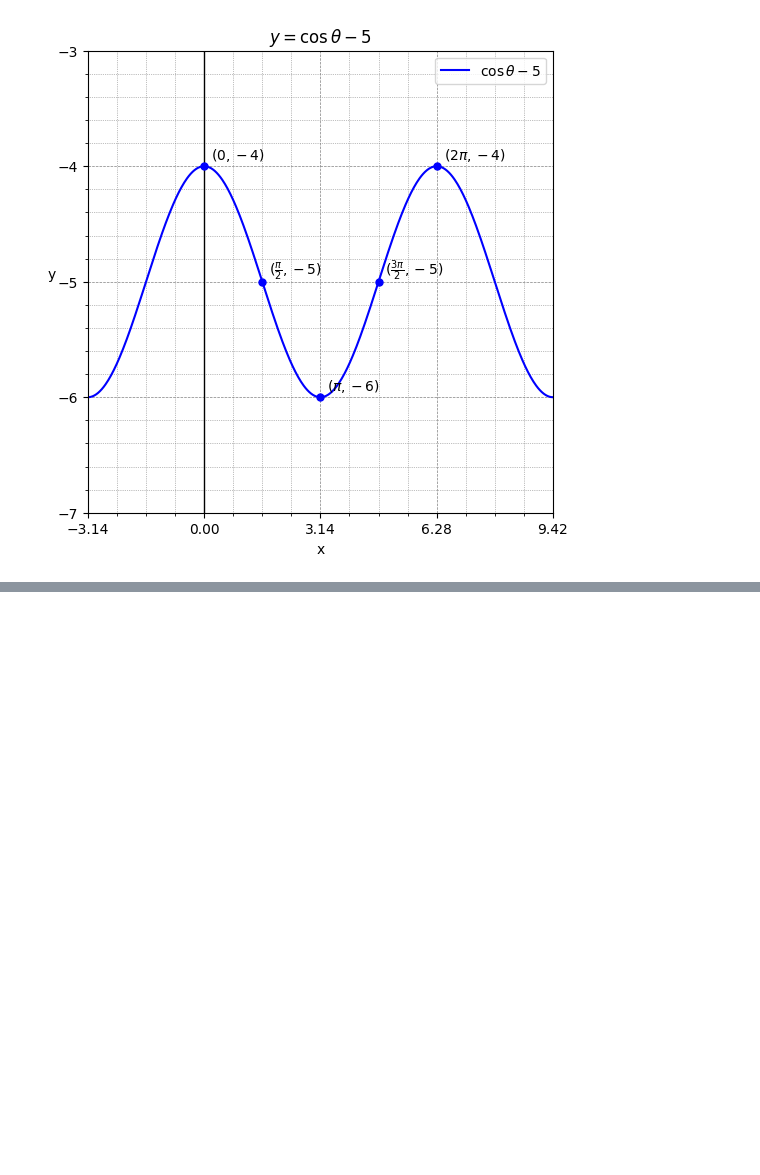
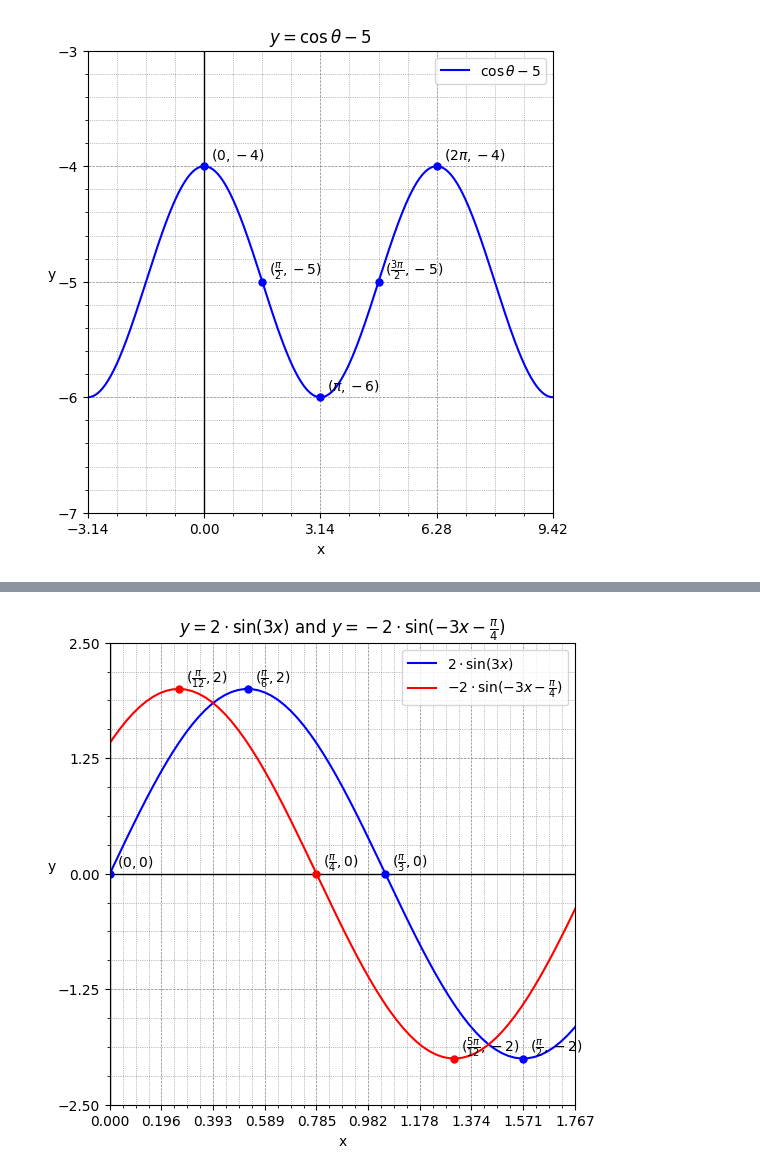
Before and after one commit to seanjiangsh/math-practice, a Jupyter notebook: trigonometry/practice.ipynb, the cells around one changed output, grey strips where cells are left out. Saved outputs shown, nothing was run; the diff lists cells and outputs as text; code cells hidden in the pictures; blank space fills up the shorter version.

```diff
--- a/trigonometry/practice.ipynb
+++ b/trigonometry/practice.ipynb
@@ -424,0 +491,40 @@ plot_lines(title, lines, limits=limits)
+# %%
+# Original: y=2sin(3x)
+# Transformed: y=−2sin(-3x-pi/4)
+y1 = 2 * np.sin(3 * x)
+label_1 = "$2 \\cdot \\sin(3x)$"
+points_1 = [
+  {"x": 0, "y": 0, "label": "$(0, 0)$"},
+  {"x": math.pi/6, "y": 2, "label": "$(\\frac{\\pi}{6}, 2)$"},
+  {"x": math.pi/3, "y": 0, "label": "$(\\frac{\\pi}{3}, 0)$"},
+  {"x": math.pi/2, "y": -2, "label": "$(\\frac{\\pi}{2}, -2)$"},
+]
+line_1 = {
+  "x": x,
+  "y": y1,
+  "label": label_1,
+  "points": points_1,
+}
+
+y2 = -2 * np.sin(-3 * x - math.pi / 4)
+label_2 = "$-2 \\cdot \\sin(-3x - \\frac{\\pi}{4})$"
+points_2 = [
+  {"x": math.pi/12, "y": 2, "label": "$(\\frac{\\pi}{12}, 2)$"},
+  {"x": math.pi/4, "y": 0, "label": "$(\\frac{\\pi}{4}, 0)$"},
+  {"x": 5*math.pi/12, "y": -2, "label": "$(\\frac{5\\pi}{12}, -2)$"},
+]
+line_2 = {
+  "x": x,
+  "y": y2,
+  "label": label_2,
+  "points": points_2,
+  "color": "red"
+}
+
+title = "$y = 2 \\cdot \\sin(3x)$ and $y = -2 \\cdot \\sin(-3x - \\frac{\\pi}{4})$"
+lines = [line_1, line_2]
+limits = {"x": (0, math.pi/4), "y": (-2.5, 2.5)}
+
+plot_lines(title, lines, limits=limits)
+# %% [output]
+[figure, added]
```
Also changed, not shown: parts of 5 cells of this notebook.
